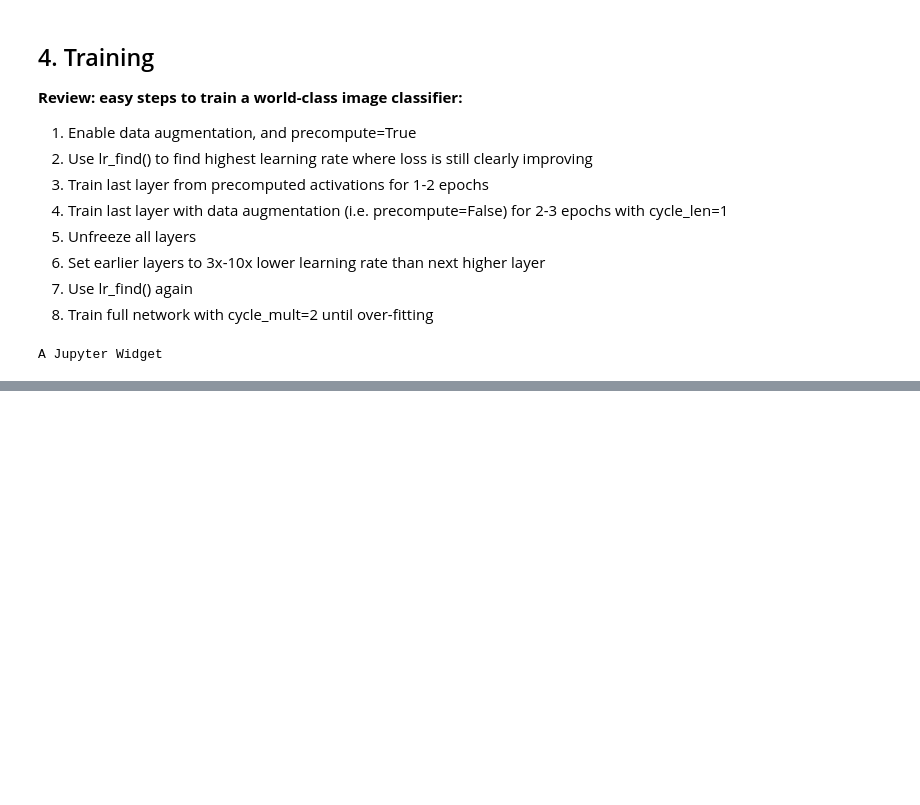
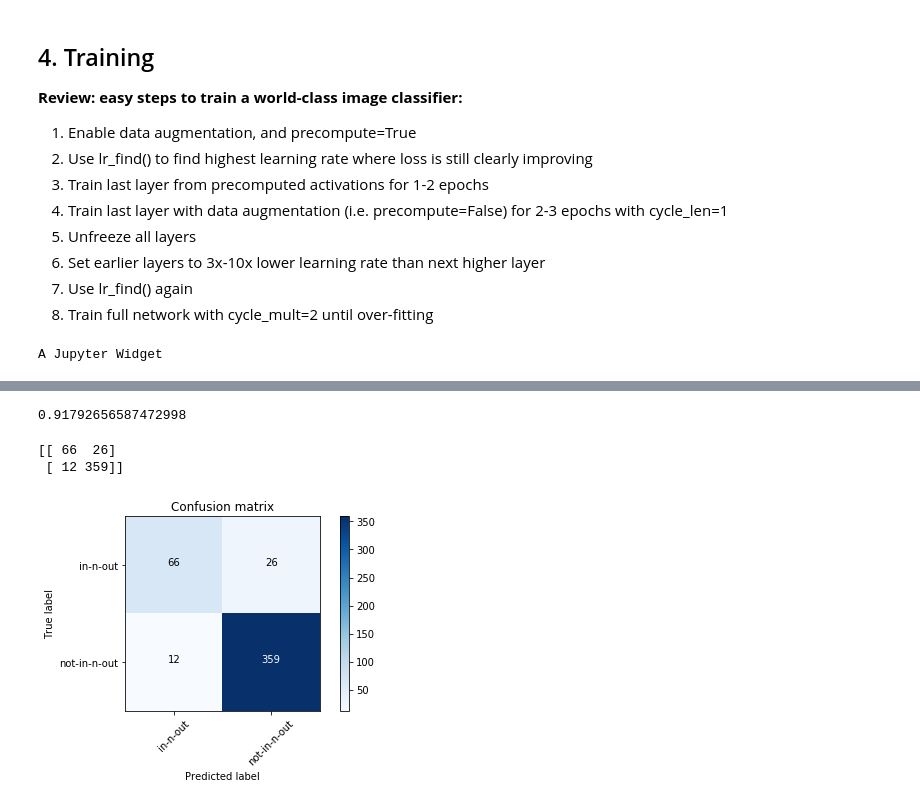
Before and after one commit to ohmeow/fastai-projects, a Jupyter notebook: part1v1/dl1/lesson1-in_or_out.ipynb, the cells around one changed output, grey strips where cells are left out. Cells and saved outputs as stored; diff of their text form; code cells hidden in the pictures; blank space fills up the shorter version.

```diff
--- a/part1v1/dl1/lesson1-in_or_out.ipynb
+++ b/part1v1/dl1/lesson1-in_or_out.ipynb
@@ -171,0 +209,17 @@ learn.fit(lr, 3, cycle_len=1, cycle_mult=2)
+# %%
+log_preds, y = learn.TTA()
+accuracy(log_preds, y)
+# %% [output]
+0.91792656587472998
+# %%
+from sklearn.metrics import confusion_matrix
+
+preds = np.argmax(log_preds, axis=1)
+probs = np.exp(log_preds[:,1])
+
+cm = confusion_matrix(y, preds)
+plot_confusion_matrix(cm, data.classes)
+# %% [output]
+[[ 66  26]
+ [ 12 359]]
+[figure, added]
```
Also changed, not shown: parts of 12 cells of this notebook.
